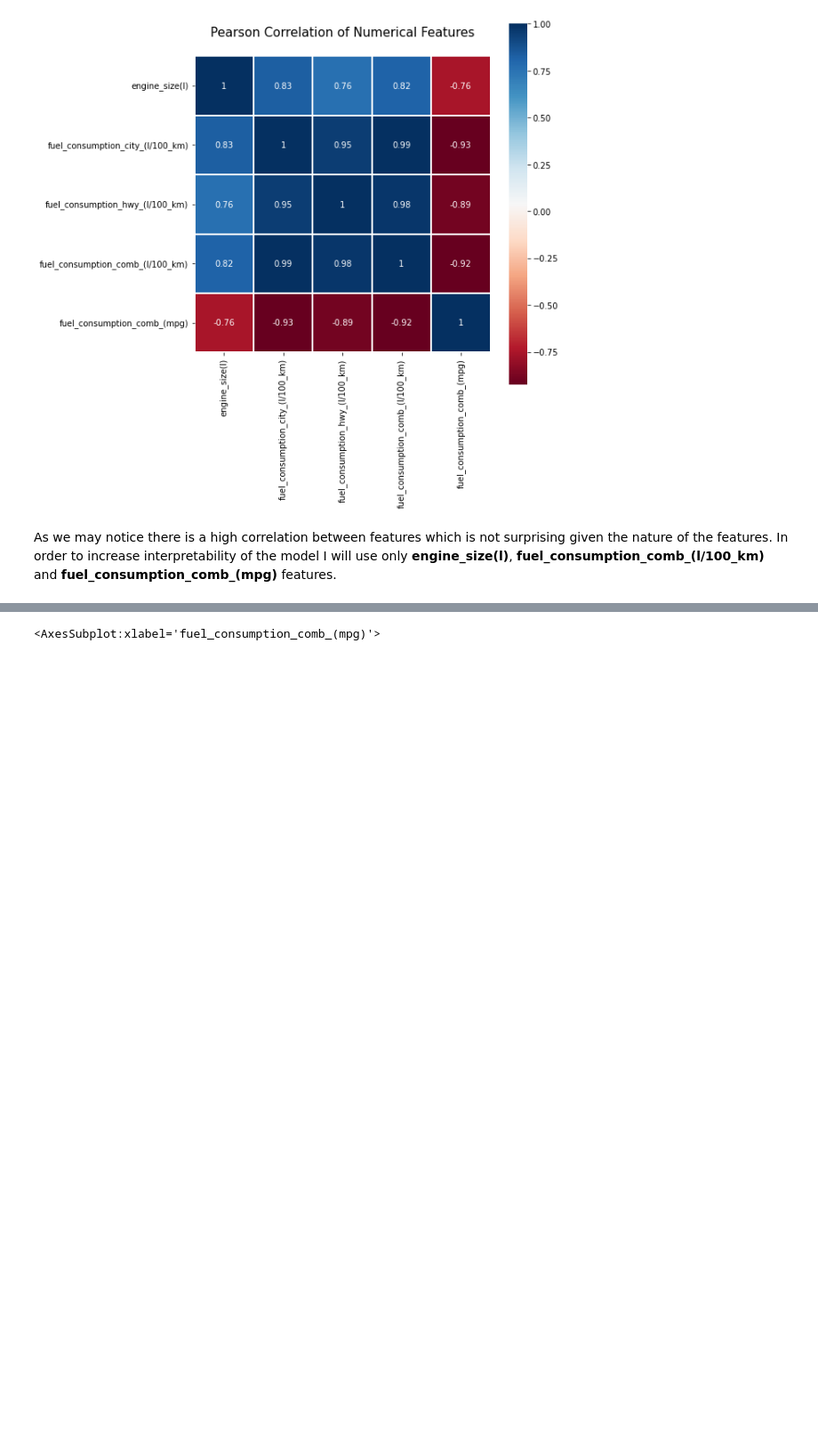
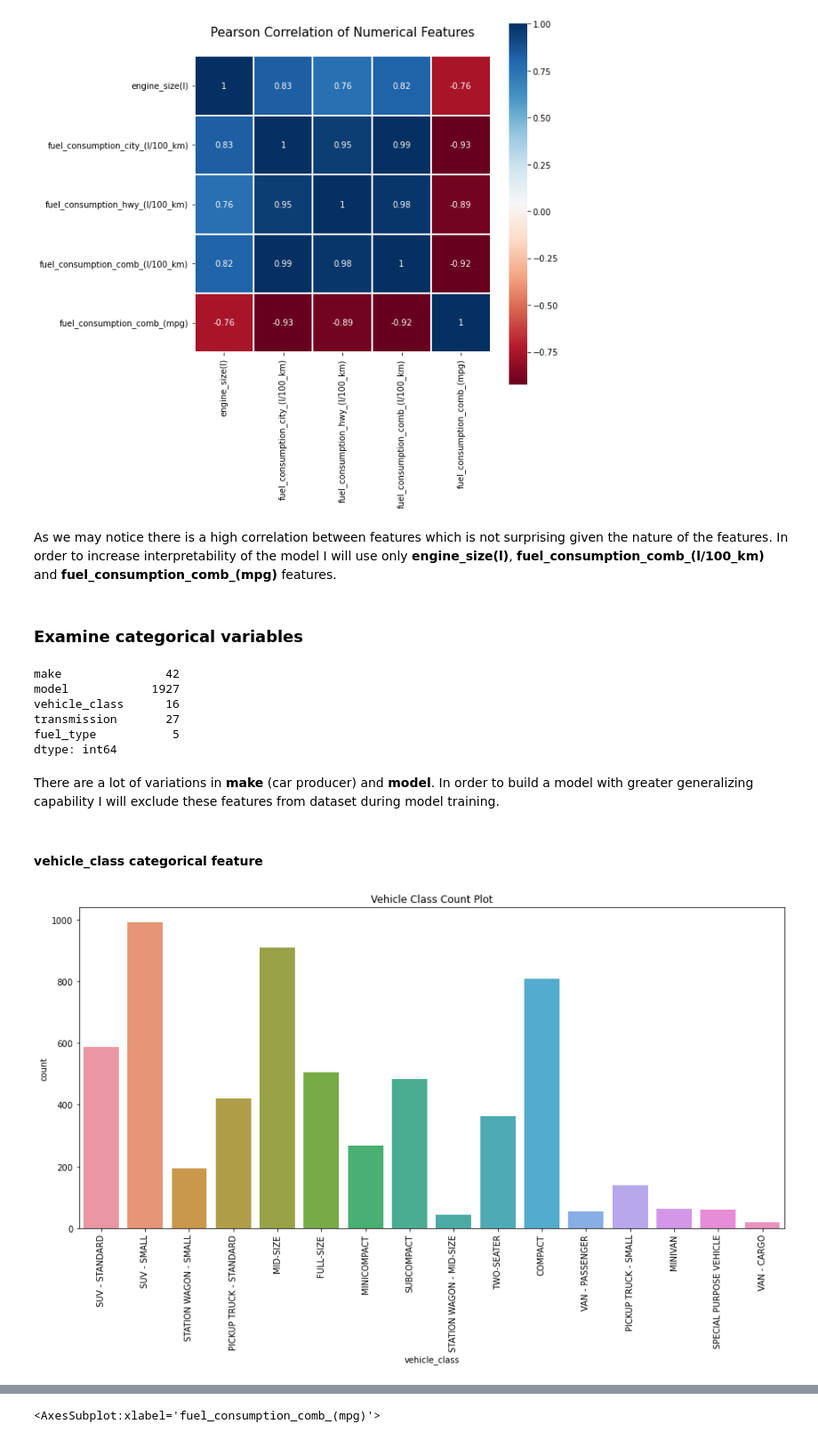
Before and after one commit to DZorikhin/co2_emissions, a Jupyter notebook: notebook.ipynb, the cells around one changed output, grey strips where cells are left out. Shown at 89% size. Cells and saved outputs as stored; diff of their text form; code cells hidden in the pictures; blank space fills up the shorter version.

Commit message:
add categorical features eda

```diff
--- a/notebook.ipynb
+++ b/notebook.ipynb
@@ -48,7 +51,7 @@ memory usage: 692.5+ KB
 # %% [markdown]
 There are 11 variables in this dataset with CO2 Emissions(g/km) as target variable.
 # %%
-df.columns = [x.lower().replace(' ', '_') for x in df.columns]
+df.columns = df.columns.str.lower().str.replace(' ', '_')
 # %% [markdown]
 ## EDA
 # %% [markdown]
@@ -165,3 +168,26 @@ sns.heatmap(df_full_train[numerical].corr(), linewidths=0.1, vmax=1.0,
 [figure]
 # %% [markdown]
 As we may notice there is a high correlation between features which is not surprising given the nature of the features. In order to increase interpretability of the model I will use only **engine_size(l)**, **fuel_consumption_comb_(l/100_km)** and **fuel_consumption_comb_(mpg)** features.
+# %% [markdown]
+### Examine categorical variables
+# %%
+df_full_train[categorical].nunique()
+# %% [output]
+make               42
+model            1927
+vehicle_class      16
+transmission       27
+fuel_type           5
+dtype: int64
+# %% [markdown]
+There are a lot of variations in **make** (car producer) and **model**. In order to build a model with greater generalizing capability I will exclude these features from dataset during model training.
+# %% [markdown]
+#### **vehicle_class** categorical feature
+# %%
+_, axes = plt.subplots(figsize=(15, 7))
+sns.countplot(x='vehicle_class', data=df_full_train)
+plt.xticks(rotation='vertical')
+plt.title('Vehicle Class Count Plot')
+plt.show()
+# %% [output]
+[figure, added]
```
Also changed, not shown: parts of 22 cells of this notebook.
